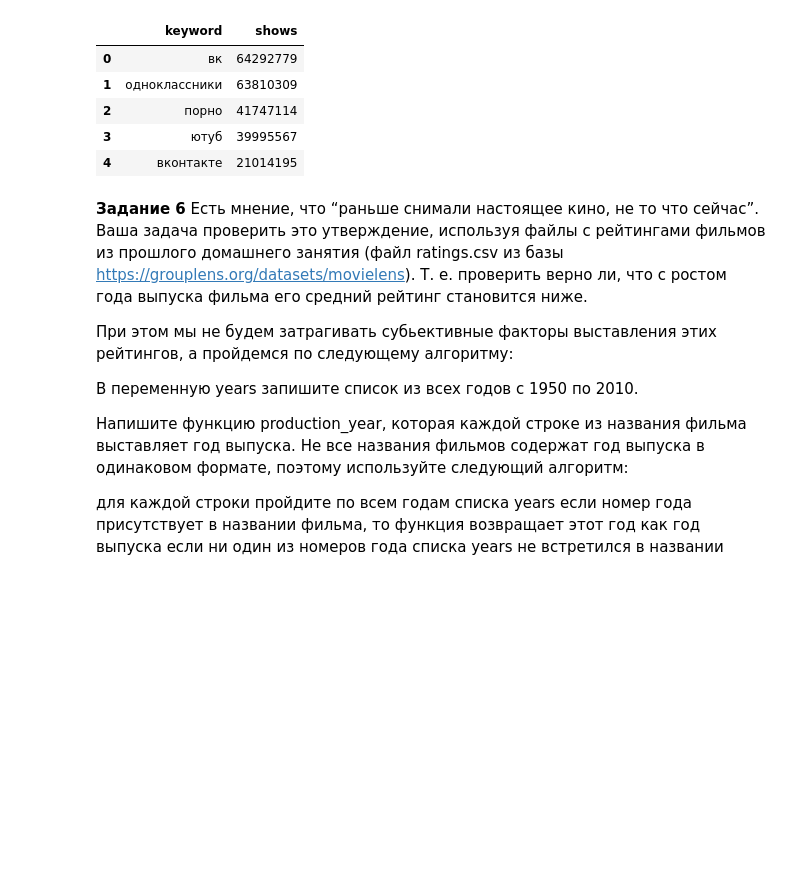
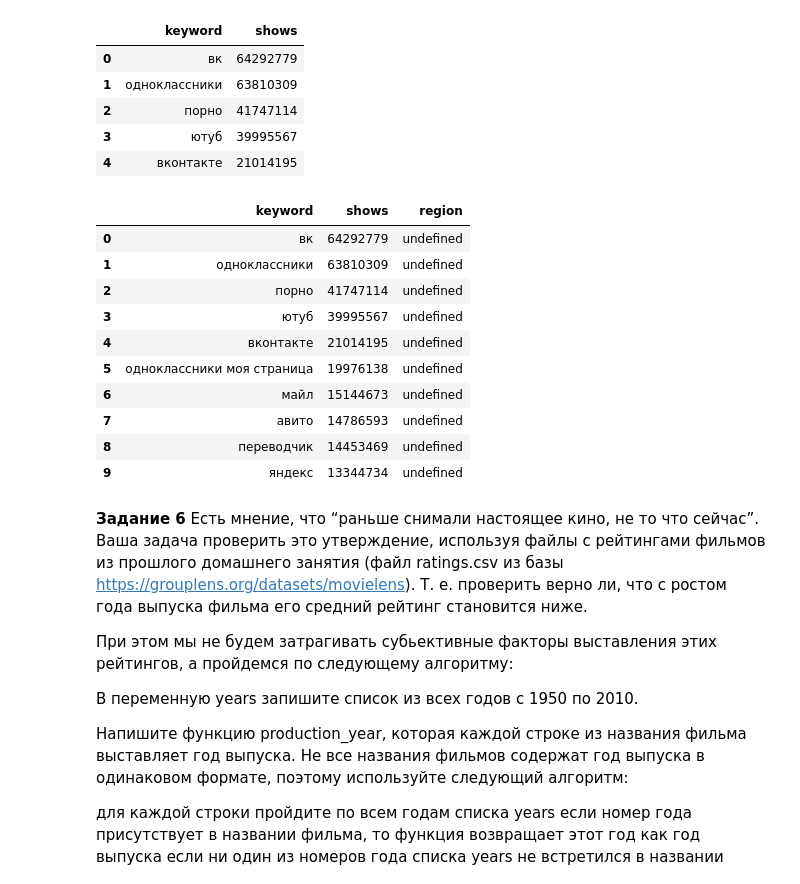
Before and after one commit to Yulcher/Anaconda, a Jupyter notebook: Lab6/Untitled.ipynb, the cells around one changed output. Saved outputs shown, nothing was run; the diff lists cells and outputs as text; code cells hidden in the pictures; blank space fills up the shorter version.

```diff
--- a/Lab6/Untitled.ipynb
+++ b/Lab6/Untitled.ipynb
@@ -155,6 +164,28 @@ keywords.head()
 | 2 | порно | 41747114 |
 | 3 | ютуб | 39995567 |
 | 4 | вконтакте | 21014195 |
+# %%
+def func(keyword):
+    for region in geo_data:
+        if keyword in region:
+            return region
+    return 'undefined'
+# %%
+keywords['region'] = keywords['keyword'].apply(func)
+# %%
+keywords.head(10)
+# %% [output]
+|  | keyword | shows | region |
+| 0 | вк | 64292779 | undefined |
+| 1 | одноклассники | 63810309 | undefined |
+| 2 | порно | 41747114 | undefined |
+| 3 | ютуб | 39995567 | undefined |
+| 4 | вконтакте | 21014195 | undefined |
+| 5 | одноклассники моя страница | 19976138 | undefined |
+| 6 | майл | 15144673 | undefined |
+| 7 | авито | 14786593 | undefined |
+| 8 | переводчик | 14453469 | undefined |
+| 9 | яндекс | 13344734 | undefined |
 # %% [markdown]
 **Задание 6**
 Есть мнение, что “раньше снимали настоящее кино, не то что сейчас”. Ваша задача проверить это утверждение, используя файлы
```
Also changed, not shown: parts of 14 cells of this notebook, 11 other files.
